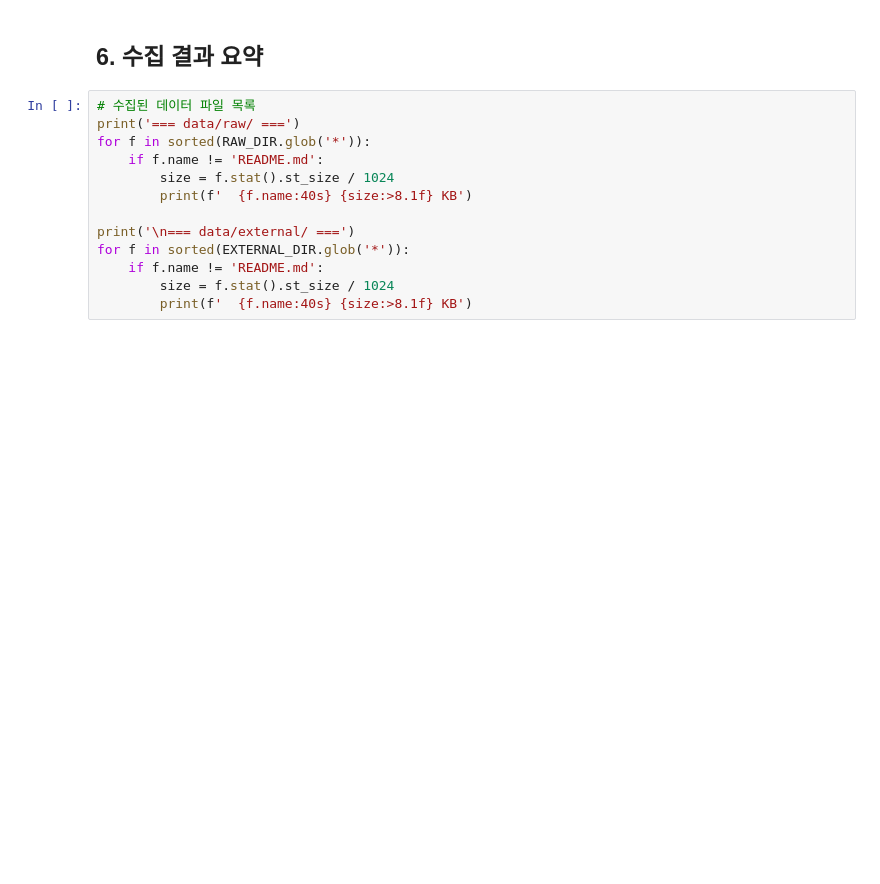
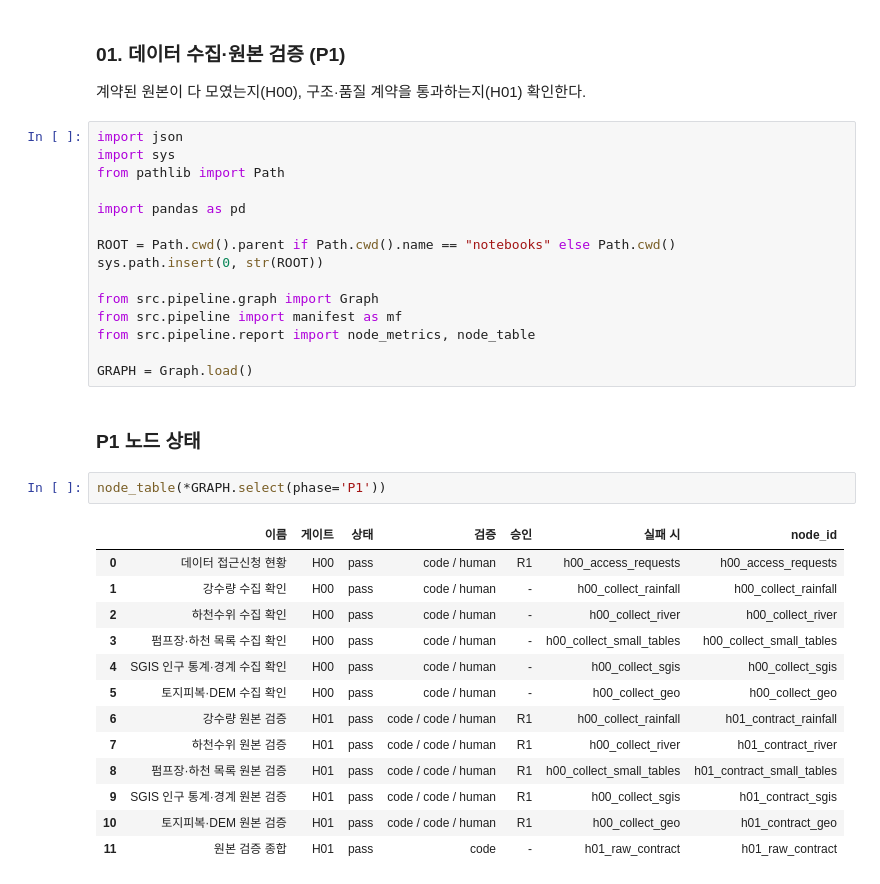
Before and after one commit to JaeHong-Jang/Changwon-, a Jupyter notebook: notebooks/01_data_collection.ipynb, the cells around one changed output. Cells and saved outputs as stored; diff of their text form; blank space fills up the shorter version.

```diff
--- a/notebooks/01_data_collection.ipynb
+++ b/notebooks/01_data_collection.ipynb
@@ -157,15 +1,37 @@ print('기상 특보 수집 함수 준비 완료')
-# %% [markdown]
-## 6. 수집 결과 요약
-# %%
-# 수집된 데이터 파일 목록
-print('=== data/raw/ ===')
-for f in sorted(RAW_DIR.glob('*')):
-    if f.name != 'README.md':
-        size = f.stat().st_size / 1024
-        print(f'  {f.name:40s} {size:>8.1f} KB')
-
-print('\n=== data/external/ ===')
-for f in sorted(EXTERNAL_DIR.glob('*')):
-    if f.name != 'README.md':
-        size = f.stat().st_size / 1024
-        print(f'  {f.name:40s} {size:>8.1f} KB')
+# %% [markdown]
+### 01. 데이터 수집·원본 검증 (P1)
+
+계약된 원본이 다 모였는지(H00), 구조·품질 계약을 통과하는지(H01) 확인한다.
+# %%
+import json
+import sys
+from pathlib import Path
+
+import pandas as pd
+
+ROOT = Path.cwd().parent if Path.cwd().name == "notebooks" else Path.cwd()
+sys.path.insert(0, str(ROOT))
+
+from src.pipeline.graph import Graph
+from src.pipeline import manifest as mf
+from src.pipeline.report import node_metrics, node_table
+
+GRAPH = Graph.load()
+# %% [markdown]
+### P1 노드 상태
+# %%
+node_table(*GRAPH.select(phase='P1'))
+# %% [output]
+|  | 이름 | 게이트 | 상태 | 검증 | 승인 | 실패 시 | node_id |
+| 0 | 데이터 접근신청 현황 | H00 | pass | code / human | R1 | h00_access_requests | h00_access_requests |
+| 1 | 강수량 수집 확인 | H00 | pass | code / human | - | h00_collect_rainfall | h00_collect_rainfall |
+| 2 | 하천수위 수집 확인 | H00 | pass | code / human | - | h00_collect_river | h00_collect_river |
+| 3 | 펌프장·하천 목록 수집 확인 | H00 | pass | code / human | - | h00_collect_small_tables | h00_collect_small_tables |
+| 4 | SGIS 인구 통계·경계 수집 확인 | H00 | pass | code / human | - | h00_collect_sgis | h00_collect_sgis |
+| 5 | 토지피복·DEM 수집 확인 | H00 | pass | code / human | - | h00_collect_geo | h00_collect_geo |
+| 6 | 강수량 원본 검증 | H01 | pass | code / code / human | R1 | h00_collect_rainfall | h01_contract_rainfall |
+| 7 | 하천수위 원본 검증 | H01 | pass | code / code / human | R1 | h00_collect_river | h01_contract_river |
+| 8 | 펌프장·하천 목록 원본 검증 | H01 | pass | code / code / human | R1 | h00_collect_small_tables | h01_contract_small_tables |
+| 9 | SGIS 인구 통계·경계 원본 검증 | H01 | pass | code / code / human | R1 | h00_collect_sgis | h01_contract_sgis |
+| 10 | 토지피복·DEM 원본 검증 | H01 | pass | code / code / human | R1 | h00_collect_geo | h01_contract_geo |
+| 11 | 원본 검증 종합 | H01 | pass | code | - | h01_raw_contract | h01_raw_contract |
```
Also changed, not shown: parts of 22 cells of this notebook, 51 other files.
